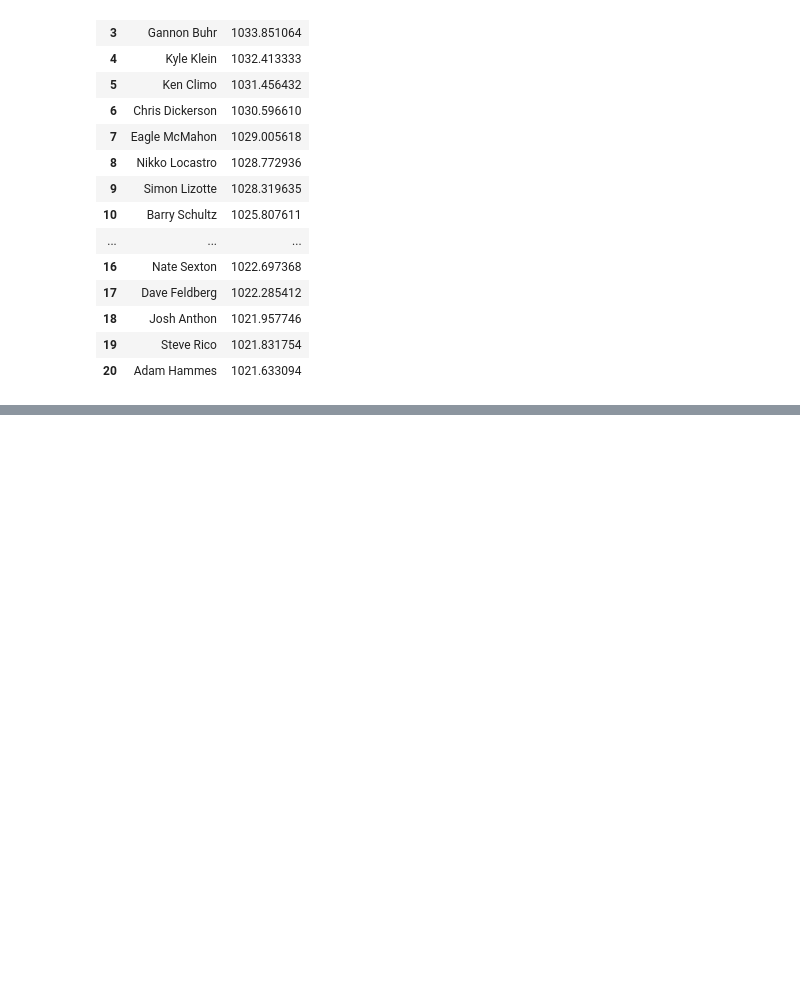
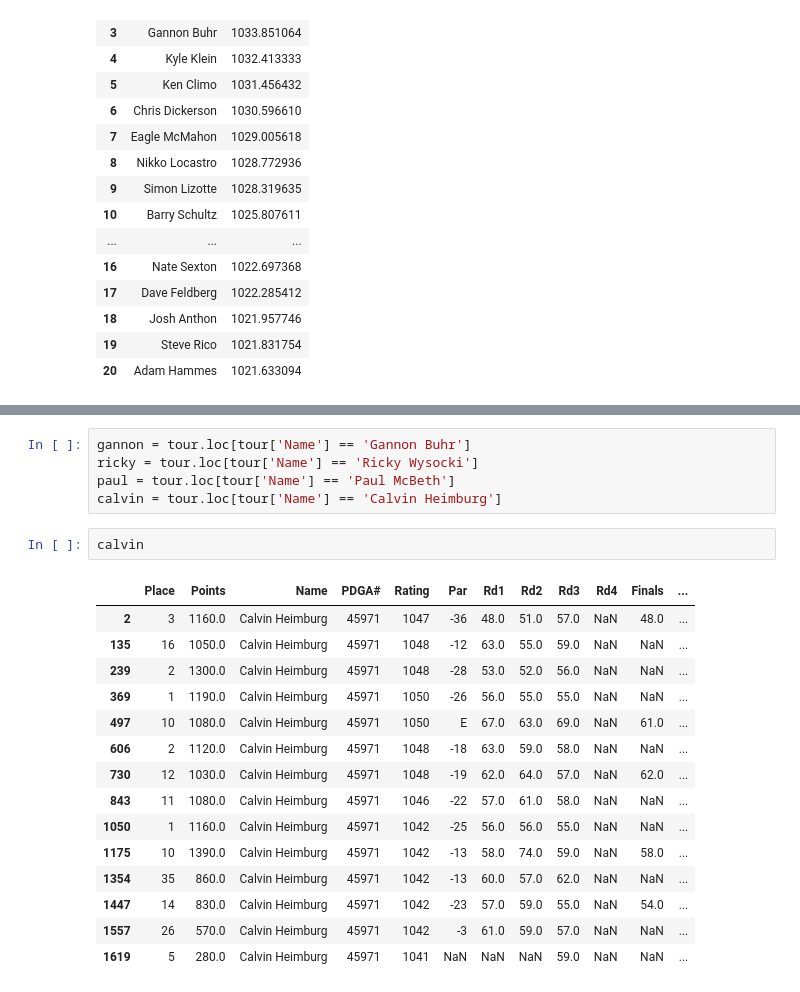
Before and after one commit to jamorgan8/disc-golf-analysis, a Jupyter notebook: notebooks/Analysis.ipynb, the cells around one changed output, grey strips where cells are left out. Drawn from its saved outputs; the diff is of its cells as text; blank space fills up the shorter version.

```diff
--- a/notebooks/Analysis.ipynb
+++ b/notebooks/Analysis.ipynb
@@ -119,0 +195,23 @@ top_20.tail(10)
+# %%
+gannon = tour.loc[tour['Name'] == 'Gannon Buhr']
+ricky = tour.loc[tour['Name'] == 'Ricky Wysocki']
+paul = tour.loc[tour['Name'] == 'Paul McBeth']
+calvin = tour.loc[tour['Name'] == 'Calvin Heimburg']
+# %%
+calvin
+# %% [output]
+|  | Place | Points | Name | PDGA# | Rating | Par | Rd1 | Rd2 | Rd3 | Rd4 | Finals | ... |
+| 2 | 3 | 1160.0 | Calvin Heimburg | 45971 | 1047 | -36 | 48.0 | 51.0 | 57.0 | NaN | 48.0 | ... |
+| 135 | 16 | 1050.0 | Calvin Heimburg | 45971 | 1048 | -12 | 63.0 | 55.0 | 59.0 | NaN | NaN | ... |
+| 239 | 2 | 1300.0 | Calvin Heimburg | 45971 | 1048 | -28 | 53.0 | 52.0 | 56.0 | NaN | NaN | ... |
+| 369 | 1 | 1190.0 | Calvin Heimburg | 45971 | 1050 | -26 | 56.0 | 55.0 | 55.0 | NaN | NaN | ... |
+| 497 | 10 | 1080.0 | Calvin Heimburg | 45971 | 1050 | E | 67.0 | 63.0 | 69.0 | NaN | 61.0 | ... |
+| 606 | 2 | 1120.0 | Calvin Heimburg | 45971 | 1048 | -18 | 63.0 | 59.0 | 58.0 | NaN | NaN | ... |
+| 730 | 12 | 1030.0 | Calvin Heimburg | 45971 | 1048 | -19 | 62.0 | 64.0 | 57.0 | NaN | 62.0 | ... |
+| 843 | 11 | 1080.0 | Calvin Heimburg | 45971 | 1046 | -22 | 57.0 | 61.0 | 58.0 | NaN | NaN | ... |
+| 1050 | 1 | 1160.0 | Calvin Heimburg | 45971 | 1042 | -25 | 56.0 | 56.0 | 55.0 | NaN | NaN | ... |
+| 1175 | 10 | 1390.0 | Calvin Heimburg | 45971 | 1042 | -13 | 58.0 | 74.0 | 59.0 | NaN | 58.0 | ... |
+| 1354 | 35 | 860.0 | Calvin Heimburg | 45971 | 1042 | -13 | 60.0 | 57.0 | 62.0 | NaN | NaN | ... |
+| 1447 | 14 | 830.0 | Calvin Heimburg | 45971 | 1042 | -23 | 57.0 | 59.0 | 55.0 | NaN | 54.0 | ... |
+| 1557 | 26 | 570.0 | Calvin Heimburg | 45971 | 1042 | -3 | 61.0 | 59.0 | 57.0 | NaN | NaN | ... |
+| 1619 | 5 | 280.0 | Calvin Heimburg | 45971 | 1041 | NaN | NaN | NaN | 59.0 | NaN | NaN | ... |
```
Also changed, not shown: parts of 8 cells of this notebook, 1 other file.
